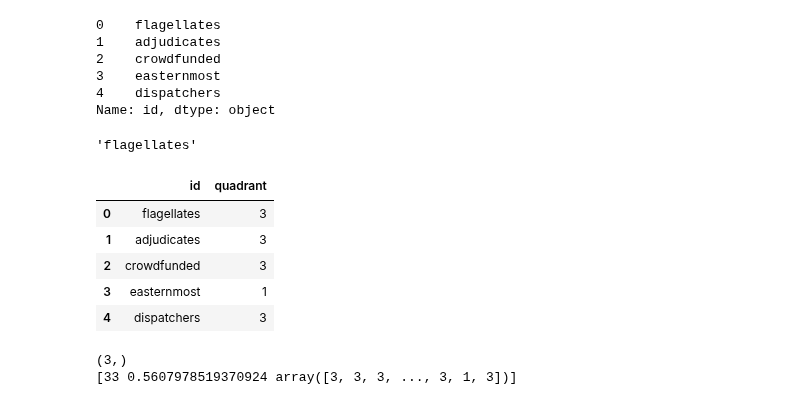
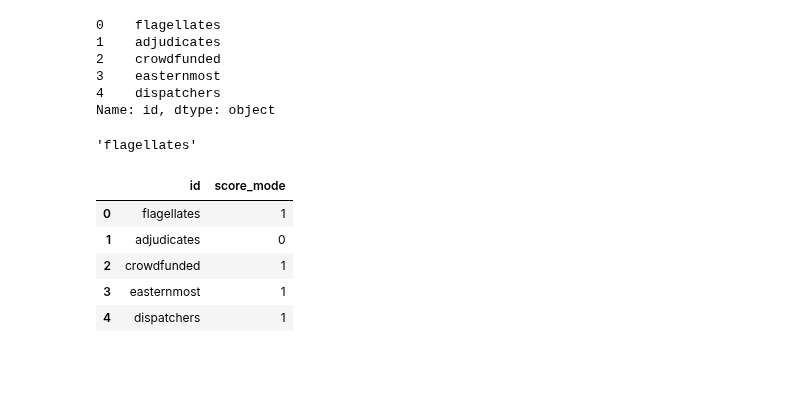
Before and after one commit to sh0w/machine-learning-pattern-classfication, a Jupyter notebook: task4_challenge/KNNAproach.ipynb, the cells around one changed output. Cells and saved outputs as stored; diff of their text form; code cells hidden in the pictures; blank space fills up the shorter version.

Commit message:
used the same architecture to predict sore_mode

```diff
--- a/task4_challenge/KNNAproach.ipynb
+++ b/task4_challenge/KNNAproach.ipynb
@@ -58,7 +58,7 @@ def extract_snippet_number(x):
 #get relevant information from dataframe
 X_tags['Piece_id']=X_tags['id'].apply(extract_piece_id)
 X_tags['Snippet_number']=X_tags['id'].apply(extract_snippet_number)
-X_tags['class']=df['quadrant']
+X_tags['class']=df['score_mode']
 
 #get list of pianists and pieces!
 piece_list=list(set(X_tags['Piece_id']))
@@ -155,7 +155,7 @@ X_test=X.iloc[Test_Snippets]
 X_train=X.iloc[Train_Snippets]
 df_challenge#is just as it is
 
-y_train = df['quadrant'].values
+y_train = df['score_mode'].values
 y_train=np.float32(y_train)
 
 y_test=y_train[Test_Snippets]
@@ -172,11 +172,11 @@ array([18])
 for i in range(100):
     pca_dim=14
 
-    num_selceted=np.random.randint(10,25,1)[0]
+    num_selceted=np.random.randint(5,25,1)[0]
     low_embeeding=2 #dimensions
 
 
-    selector=SelectKBest(f_classif, k=num_selceted)
+    selector=SelectKBest(mutual_info_classif, k=num_selceted)
     X_new = selector.fit_transform(X_train, y_train)
 
 
@@ -226,6 +226,7 @@ for i in range(100):
     print("Started TSNE")
     tsne=TSNE()
     proj=tsne.fit_transform(X_Stacked,y_stacked)
+
     '''
     plt.figure(figsize=(40,20))
     colors = ['r','y','b','g',
@@ -235,6 +236,7 @@ for i in range(100):
                 plt.scatter(proj[j][0], proj[j][1],color=colors[y_stacked[j].astype(int)-1])
     plt.show()
     '''
+
     #need to seperate this proection into X_train and X_test and X_challenge
     projected_train=np.zeros((len(X_train),low_embeeding))#the 2 is here because we peojected to 2d space!
     projected_test=np.zeros((len(X_test),low_embeeding))
@@ -308,14 +310,17 @@ for i in range(100):
 
 
     max_score=-np.inf
-    for k in [-1]:#range(1,35,2):
-        knn=KNN()
+    the_k=0
+    for k in range(1,31,2):
+        knn=KNN(n_neighbors=k)
         knn.fit(projected_train,y_train.astype(int))
         score=knn.score(X_Stacked_new,y_stacked_new.astype(int))
         if score > max_score:
             max_score=score
             challenge_prediction=knn.predict(projected_challenge)
+            the_k=k
+
     final_score_and_prediction.append((k,max_score,challenge_prediction))
-    print(f'{max_score} with k={k}')
+    print(f'{max_score} with k={the_k}')
 # %% [output]
 Started TSNE
@@ -408,13 +397,13 @@ data=[]
 for i,pred in enumerate(best[2]):
     data.append([df_challenge[i],pred])
 # %%
-df=pd.DataFrame(data, columns = ['id', 'quadrant'])
-df.head()
+df_challenge=pd.DataFrame(data, columns = ['id', 'score_mode'])
+df_challenge.head()
 # %% [output]
-|  | id | quadrant |
-| 0 | flagellates | 3 |
-| 1 | adjudicates | 3 |
-| 2 | crowdfunded | 3 |
+|  | id | score_mode |
+| 0 | flagellates | 1 |
+| 1 | adjudicates | 0 |
+| 2 | crowdfunded | 1 |
 | 3 | easternmost | 1 |
-| 4 | dispatchers | 3 |
+| 4 | dispatchers | 1 |
 # %%
@@ -422,11 +410,0 @@ df.to_csv(path_or_buf='Projections_EmbeddingsAndKNN',index=False)
-# %%
-name='saad'
-with open(name,'wb') as f:
-    pickle.dump(best, f)
-with open(name,'rb') as f:
-    x = pickle.load(f)
-    print(x.shape)
-print(x)
-# %% [output]
-(3,)
-[33 0.5607978519370924 array([3, 3, 3, ..., 3, 1, 3])]
```
Also changed, not shown: parts of 10 cells of this notebook, 6 other files.
